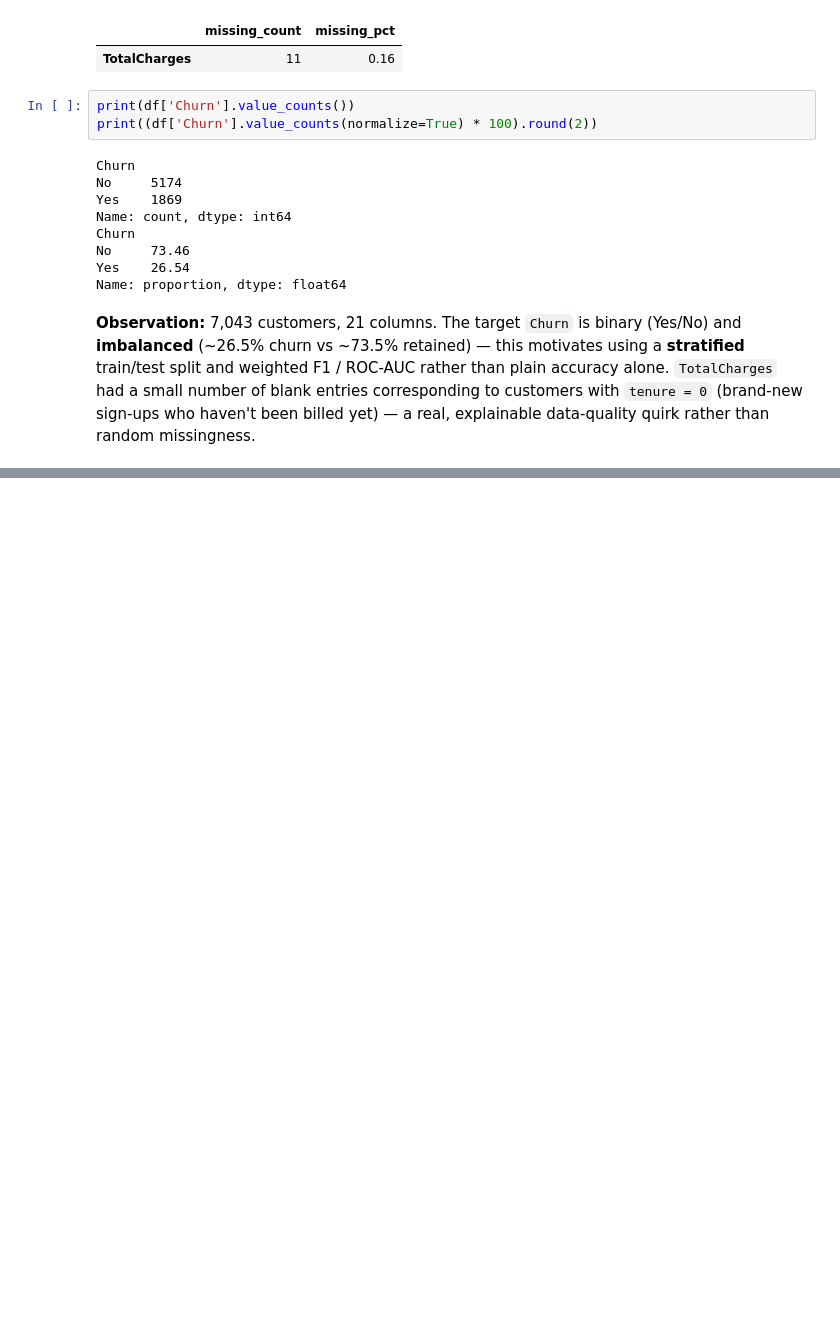
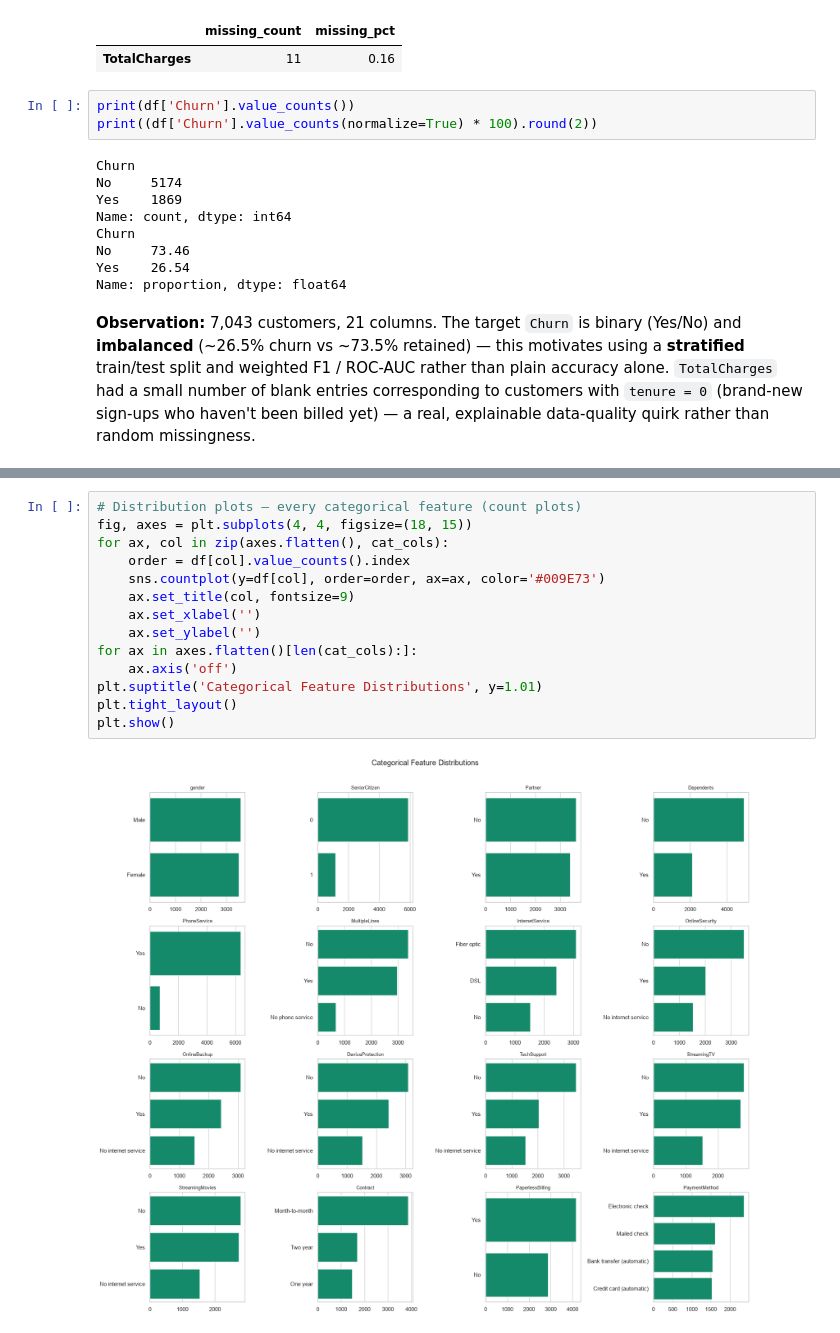
Before and after one commit to ManashaYoges/Team13_ML, a Jupyter notebook: notebooks/classification.ipynb, the cells around one changed output, grey strips where cells are left out. Drawn from its saved outputs; the diff is of its cells as text; blank space fills up the shorter version.

```diff
--- a/notebooks/classification.ipynb
+++ b/notebooks/classification.ipynb
@@ -102,0 +126,16 @@ haven't been billed yet) — a real, explainable data-quality quirk rather than
+# %%
+# Distribution plots — every categorical feature (count plots)
+fig, axes = plt.subplots(4, 4, figsize=(18, 15))
+for ax, col in zip(axes.flatten(), cat_cols):
+    order = df[col].value_counts().index
+    sns.countplot(y=df[col], order=order, ax=ax, color='#009E73')
+    ax.set_title(col, fontsize=9)
+    ax.set_xlabel('')
+    ax.set_ylabel('')
+for ax in axes.flatten()[len(cat_cols):]:
+    ax.axis('off')
+plt.suptitle('Categorical Feature Distributions', y=1.01)
+plt.tight_layout()
+plt.show()
+# %% [output]
+[figure, added]
```
Also changed, not shown: parts of 9 cells of this notebook.
